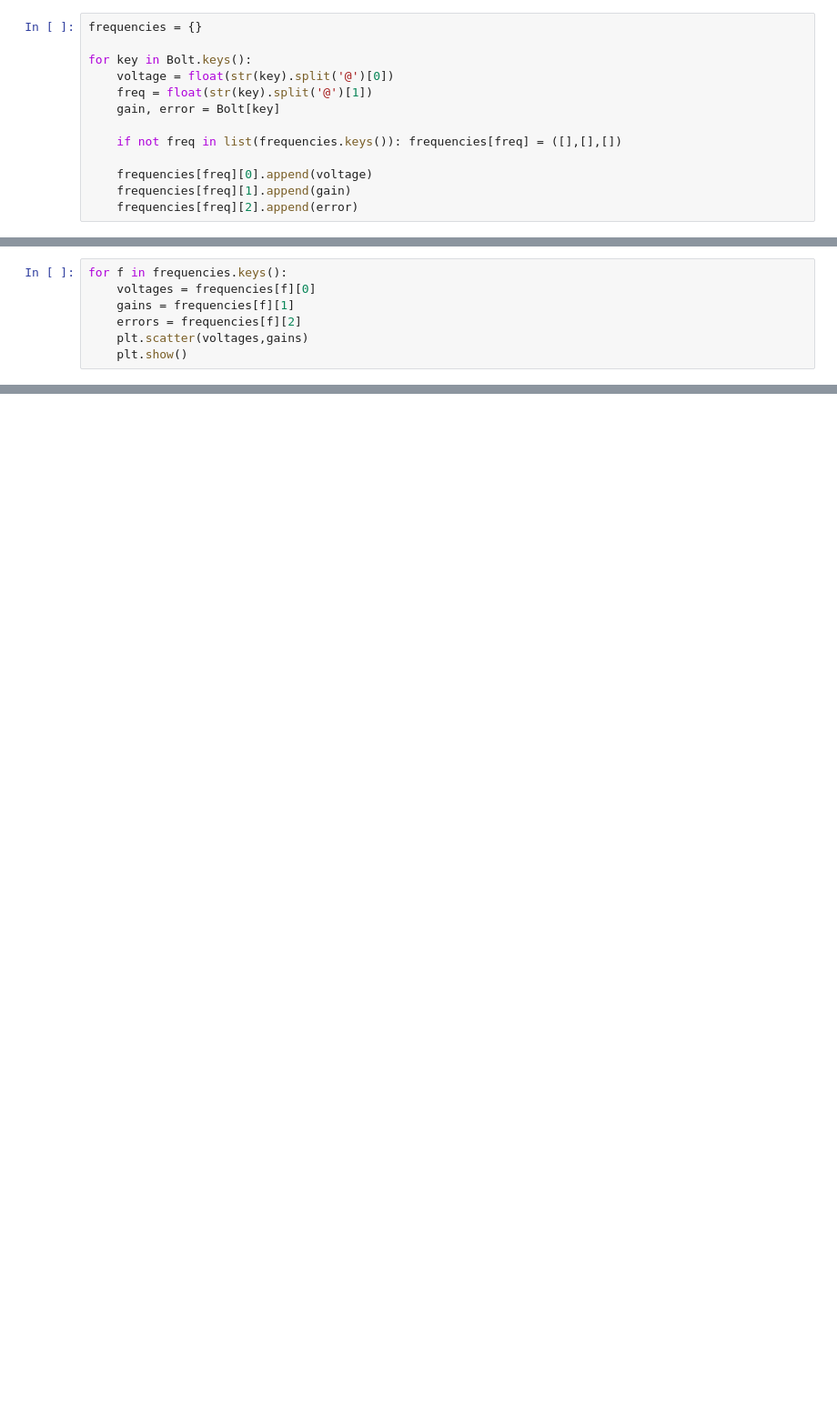
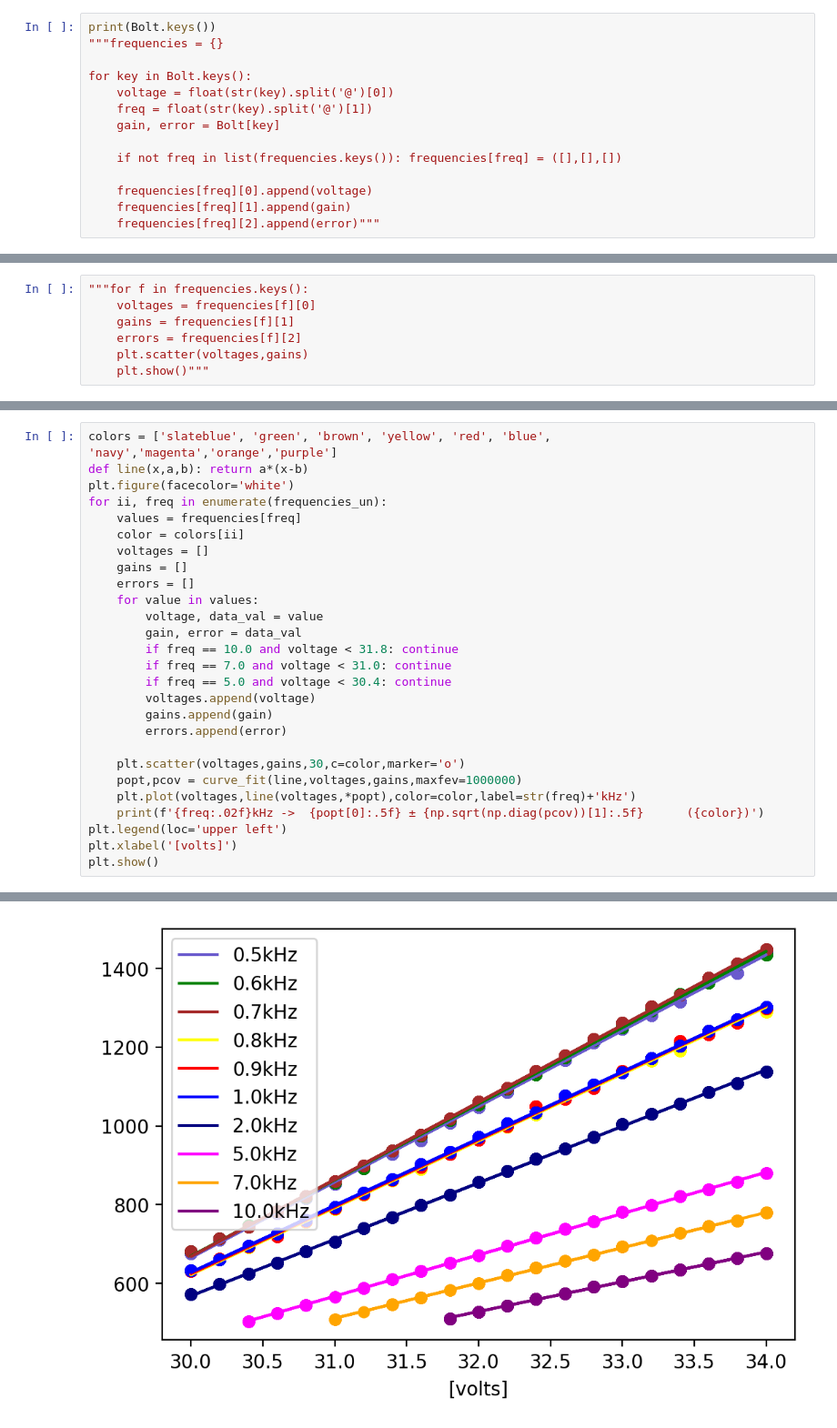
Before and after one commit to Moore-Lab/purity-monitor, a Jupyter notebook: Jupyter/Log/runner.ipynb, the cells around one changed output, grey strips where cells are left out. Shown at 91% size. Saved outputs shown, nothing was run; the diff lists cells and outputs as text; blank space fills up the shorter version.

Commit message:
Now able to analyze MCA data as Runner.py

```diff
--- a/Jupyter/Log/runner.ipynb
+++ b/Jupyter/Log/runner.ipynb
@@ -401,5 +454,6 @@ AttributeError: Can't get attribute 'Runner' on <module '__main__' (built-in)>
 # %%
-frequencies = {}
+print(Bolt.keys())
+"""frequencies = {}
 
 for key in Bolt.keys():
     voltage = float(str(key).split('@')[0])
@@ -410,4 +464,4 @@ for key in Bolt.keys():
 
     frequencies[freq][0].append(voltage)
     frequencies[freq][1].append(gain)
-    frequencies[freq][2].append(error)
+    frequencies[freq][2].append(error)"""
@@ -414,7 +470,7 @@ for key in Bolt.keys():
 # %%
-for f in frequencies.keys():
+"""for f in frequencies.keys():
     voltages = frequencies[f][0]
     gains = frequencies[f][1]
     errors = frequencies[f][2]
     plt.scatter(voltages,gains)
-    plt.show()
+    plt.show()"""
@@ -420,0 +513,28 @@ for f in frequencies.keys():
+# %%
+colors = ['slateblue', 'green', 'brown', 'yellow', 'red', 'blue', 'navy','magenta','orange','purple']
+def line(x,a,b): return a*(x-b)
+plt.figure(facecolor='white')
+for ii, freq in enumerate(frequencies_un):
+    values = frequencies[freq]
+    color = colors[ii]
+    voltages = []
+    gains = []
+    errors = []
+    for value in values:
+        voltage, data_val = value
+        gain, error = data_val
+        if freq == 10.0 and voltage < 31.8: continue
+        if freq == 7.0 and voltage < 31.0: continue
+        if freq == 5.0 and voltage < 30.4: continue
+        voltages.append(voltage)
+        gains.append(gain)
+        errors.append(error)
+
+    plt.scatter(voltages,gains,30,c=color,marker='o')
+    popt,pcov = curve_fit(line,voltages,gains,maxfev=1000000)
+    plt.plot(voltages,line(voltages,*popt),color=color,label=str(freq)+'kHz')
+    print(f'{freq:.02f}kHz ->  {popt[0]:.5f} ± {np.sqrt(np.diag(pcov))[1]:.5f}      ({color})')
+plt.legend(loc='upper left')
+plt.xlabel('[volts]')
+plt.show()
+# %% [output]
@@ -420,0 +551 @@ for f in frequencies.keys():
+[figure, added]
```
Also changed, not shown: parts of 6 cells of this notebook, 10 other files.
